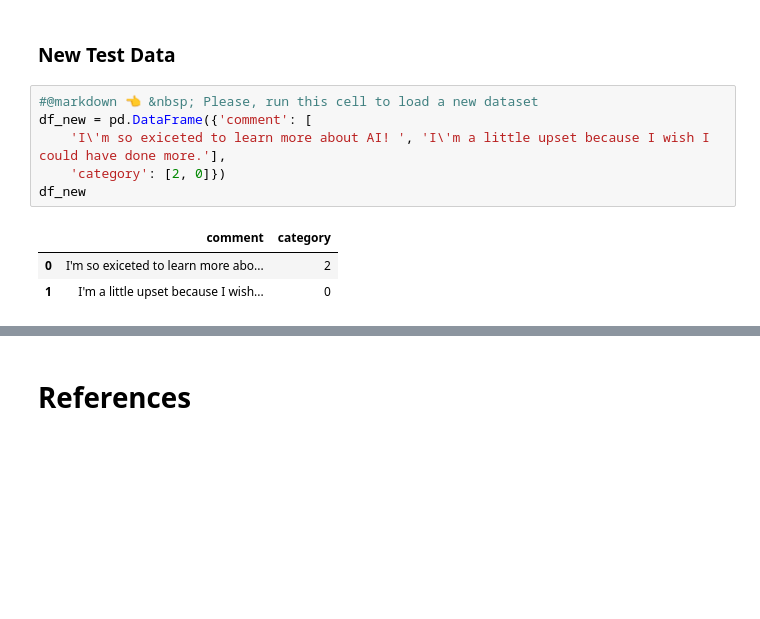
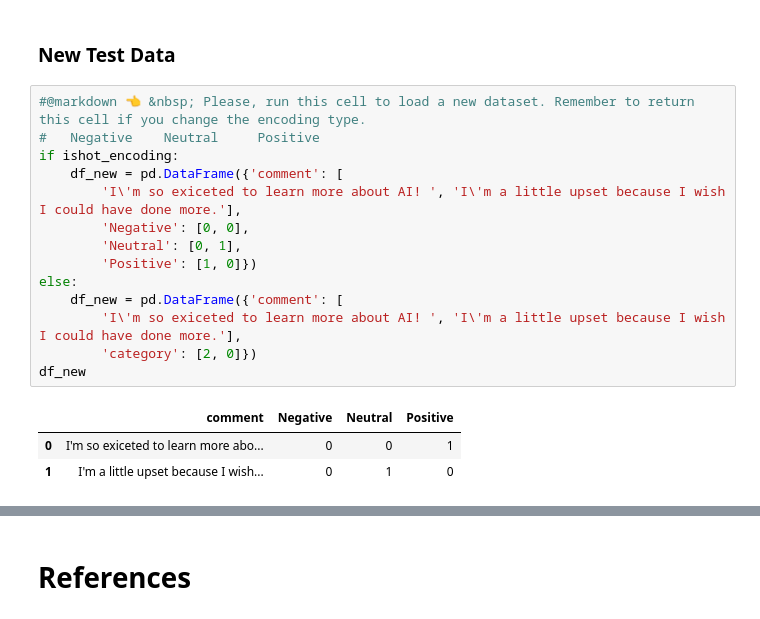
Before and after one commit to raulFuzita/cct_ai, a Jupyter notebook: raul_fuzita_2018337_ML_CA2.ipynb, the cells around one changed output, grey strips where cells are left out. Cells and saved outputs as stored; diff of their text form; blank space fills up the shorter version.

```diff
--- a/raul_fuzita_2018337_ML_CA2.ipynb
+++ b/raul_fuzita_2018337_ML_CA2.ipynb
@@ -1153,15 +1156,23 @@ y_pred.shape
 # %% [markdown]
 ### New Test Data
 # %%
-#@markdown 👈 &nbsp; Please, run this cell to load a new dataset
-df_new = pd.DataFrame({'comment': [
-    'I\'m so exiceted to learn more about AI! ', 'I\'m a little upset because I wish I could have done more.'],
-    'category': [2, 0]})
+#@markdown 👈 &nbsp; Please, run this cell to load a new dataset. Remember to return this cell if you change the encoding type.
+# 	Negative	Neutral	    Positive
+if ishot_encoding:
+    df_new = pd.DataFrame({'comment': [
+        'I\'m so exiceted to learn more about AI! ', 'I\'m a little upset because I wish I could have done more.'],
+        'Negative': [0, 0],
+        'Neutral': [0, 1],
+        'Positive': [1, 0]})
+else:
+    df_new = pd.DataFrame({'comment': [
+        'I\'m so exiceted to learn more about AI! ', 'I\'m a little upset because I wish I could have done more.'],
+        'category': [2, 0]})
 df_new
 # %% [output]
-|  | comment | category |
-| 0 | I'm so exiceted to learn more abo... | 2 |
-| 1 | I'm a little upset because I wish... | 0 |
+|  | comment | Negative | Neutral | Positive |
+| 0 | I'm so exiceted to learn more abo... | 0 | 0 | 1 |
+| 1 | I'm a little upset because I wish... | 0 | 1 | 0 |
 # %%
 #@markdown 👈 &nbsp; Please, run this cell to predict the sentiment of the new dataset.
 new_test = df_new['comment']
```
Also changed, not shown: parts of 39 cells of this notebook.
